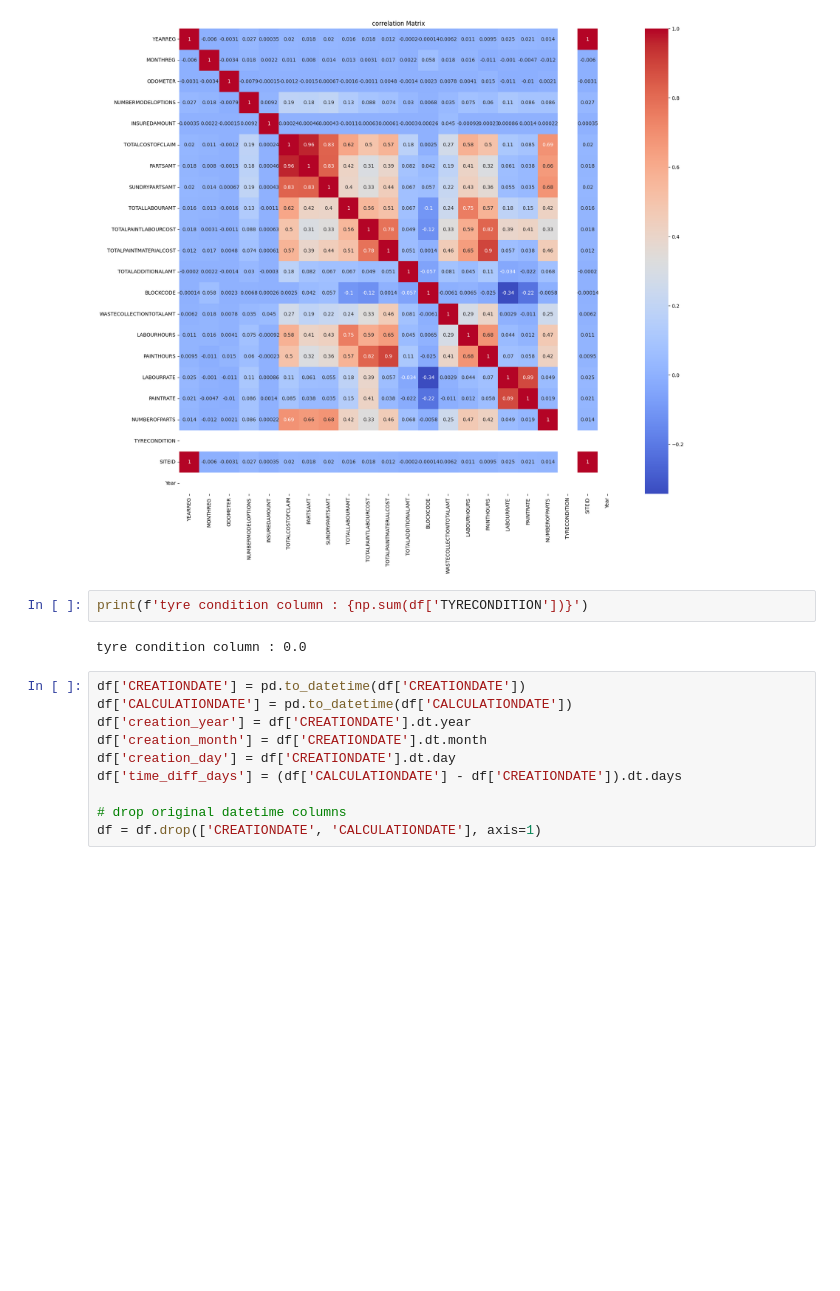
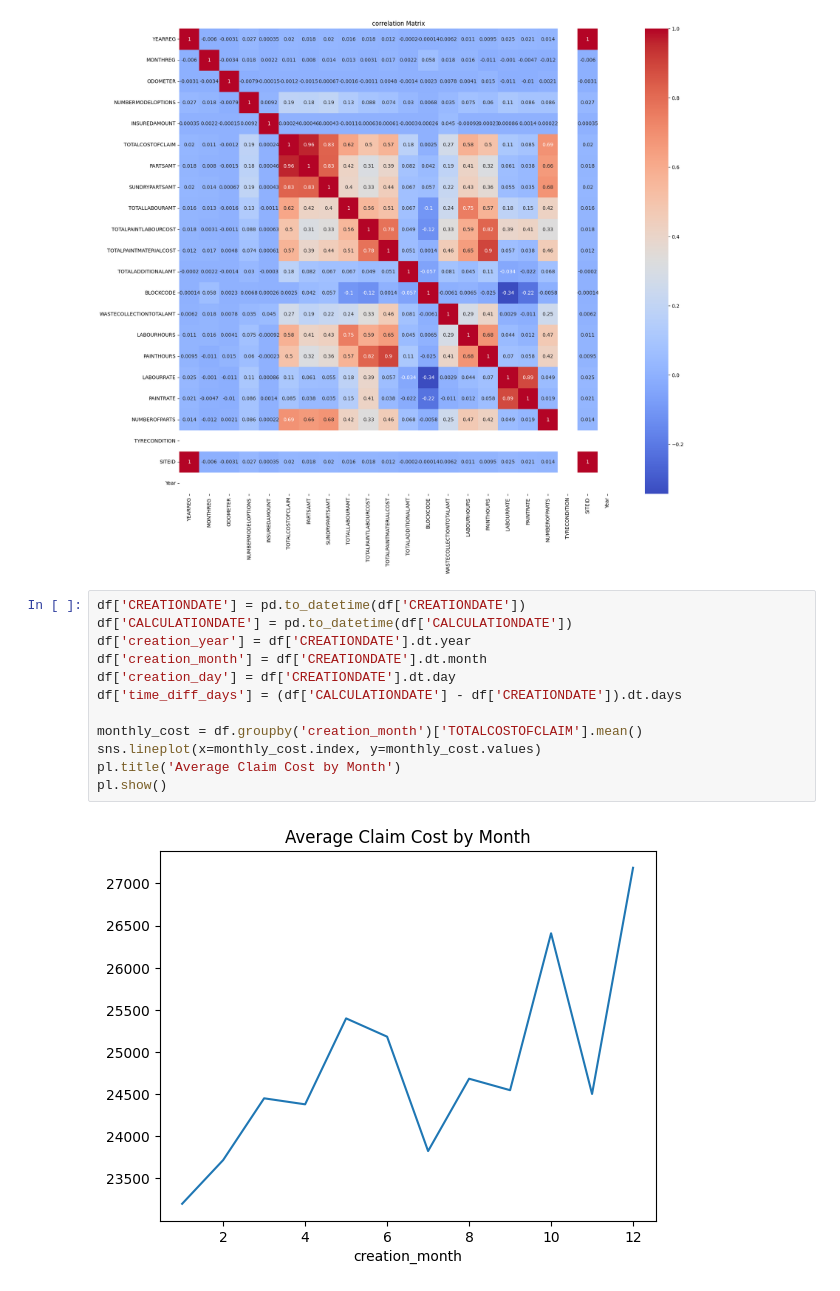
Before and after one commit to Catalyst365/machine-learning, a Jupyter notebook: regression_insurance_claims.ipynb, the cells around one changed output. Saved outputs shown, nothing was run; the diff lists cells and outputs as text; blank space fills up the shorter version.

```diff
--- a/regression_insurance_claims.ipynb
+++ b/regression_insurance_claims.ipynb
@@ -65,17 +65,17 @@ pl.show()
 # %% [output]
 [figure]
 [figure]
-# %%
-print(f'tyre condition column : {np.sum(df['TYRECONDITION'])}')
-# %% [output]
-tyre condition column : 0.0
 # %%
 df['CREATIONDATE'] = pd.to_datetime(df['CREATIONDATE'])
 df['CALCULATIONDATE'] = pd.to_datetime(df['CALCULATIONDATE'])
 df['creation_year'] = df['CREATIONDATE'].dt.year
 df['creation_month'] = df['CREATIONDATE'].dt.month
 df['creation_day'] = df['CREATIONDATE'].dt.day
 df['time_diff_days'] = (df['CALCULATIONDATE'] - df['CREATIONDATE']).dt.days
 
-# drop original datetime columns
-df = df.drop(['CREATIONDATE', 'CALCULATIONDATE'], axis=1)
+monthly_cost = df.groupby('creation_month')['TOTALCOSTOFCLAIM'].mean()
+sns.lineplot(x=monthly_cost.index, y=monthly_cost.values)
+pl.title('Average Claim Cost by Month')
+pl.show()
+# %% [output]
+[figure, added]
```
Also changed, not shown: parts of 20 cells of this notebook.
